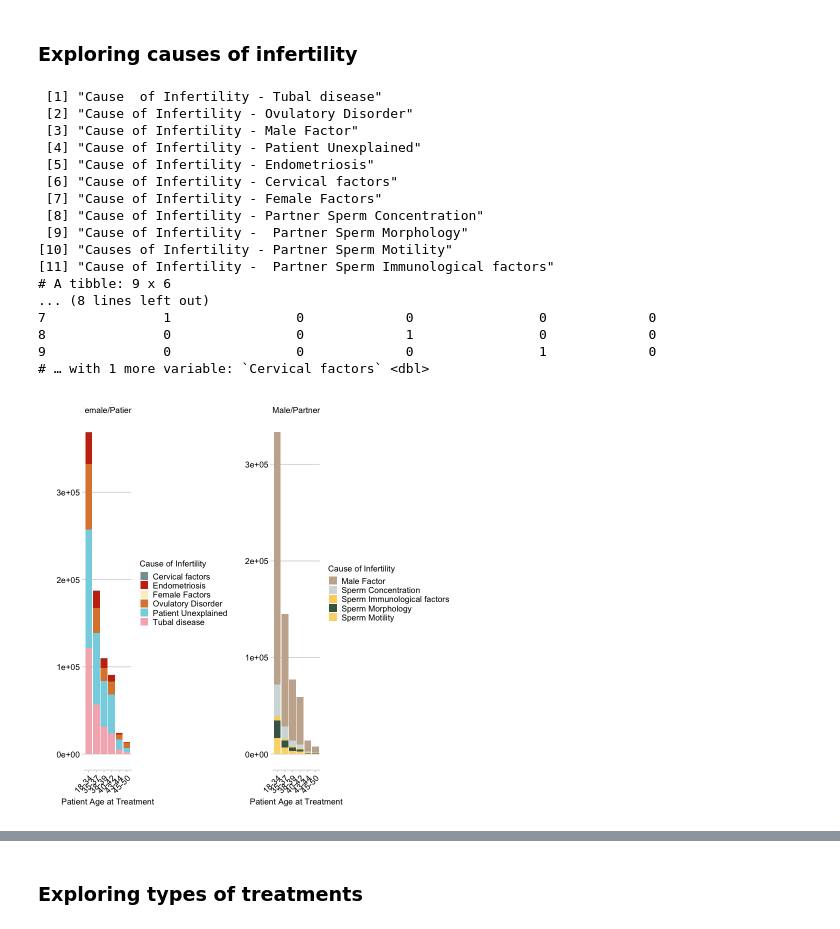
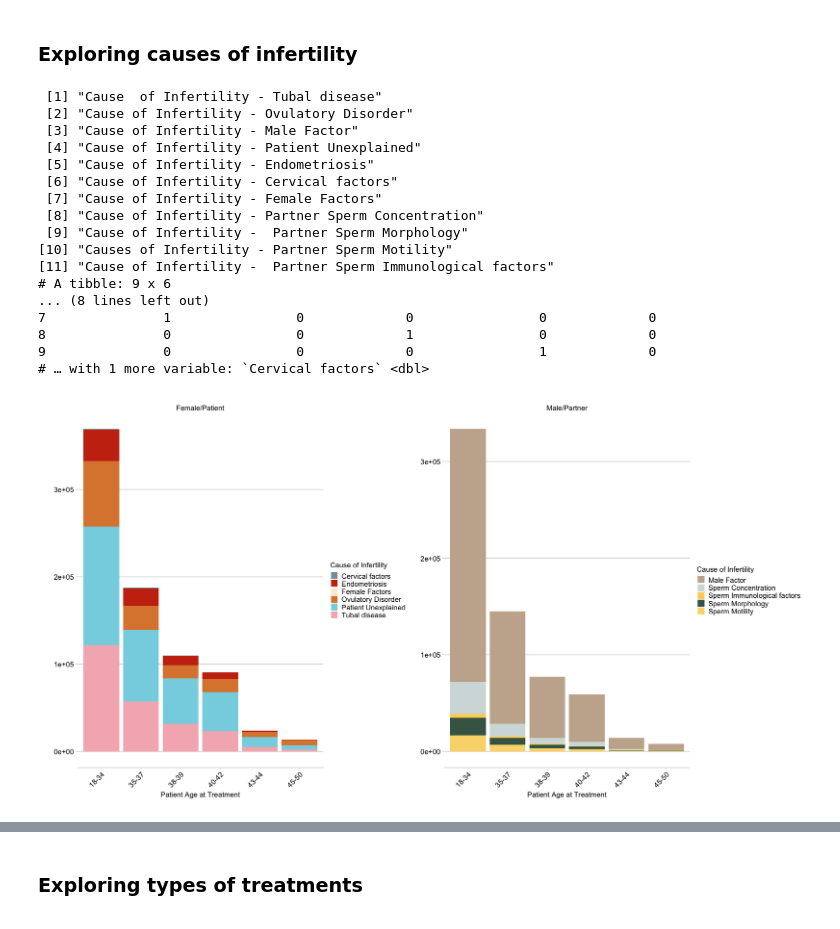
Before and after one commit to mvab/IVF-data-challenge, a Jupyter notebook: marina-working/ivf_eda.ipynb, the cells around one changed output, grey strips where cells are left out. Saved outputs shown, nothing was run; the diff lists cells and outputs as text; code cells hidden in the pictures.

```diff
--- a/marina-working/ivf_eda.ipynb
+++ b/marina-working/ivf_eda.ipynb
@@ -528,34 +532,35 @@ p2<-subset2 %>%
   filter(partner == "Male/Partner") %>%
   ggplot(aes(x = `Patient Age at Treatment`, fill = cause_of_infertility)) +
     geom_bar()+
     theme_minimal_hgrid(10, rel_small = 1)+
     scale_fill_manual(values=rev(pal))+
     facet_wrap(~partner, nrow=1)+
     theme(legend.position = "right")+
     labs(fill = "Cause of Infertility", y="")+
     theme(axis.text.x = element_text(angle = 45, hjust = 1))
 
 p<-(p1 + p2)
+options(repr.plot.width=15, repr.plot.height=8)
 p
 # %% [output]
  [1] "Cause  of Infertility - Tubal disease"
  [2] "Cause of Infertility - Ovulatory Disorder"
  [3] "Cause of Infertility - Male Factor"
  [4] "Cause of Infertility - Patient Unexplained"
  [5] "Cause of Infertility - Endometriosis"
  [6] "Cause of Infertility - Cervical factors"
  [7] "Cause of Infertility - Female Factors"
  [8] "Cause of Infertility - Partner Sperm Concentration"
  [9] "Cause of Infertility -  Partner Sperm Morphology"
 [10] "Causes of Infertility - Partner Sperm Motility"
 [11] "Cause of Infertility -  Partner Sperm Immunological factors"
 # A tibble: 9 x 6
 ... (8 lines left out)
 7               1                0             0                0             0
 8               0                0             1                0             0
 9               0                0             0                1             0
 # … with 1 more variable: `Cervical factors` <dbl>
-[figure, old version]
+[figure, new version]
 # %%
 # repeat in percentages
 
```
Also changed, not shown: parts of 10 cells of this notebook.
